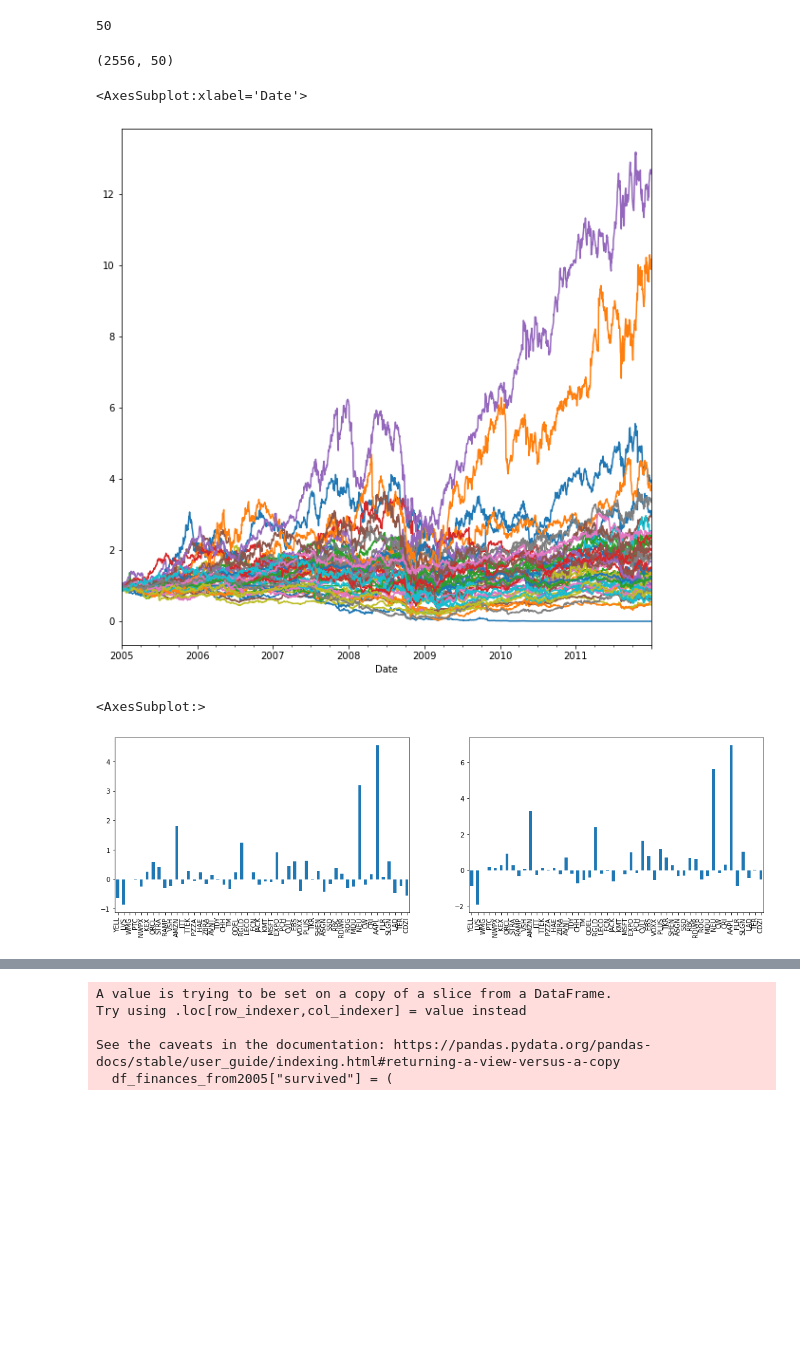
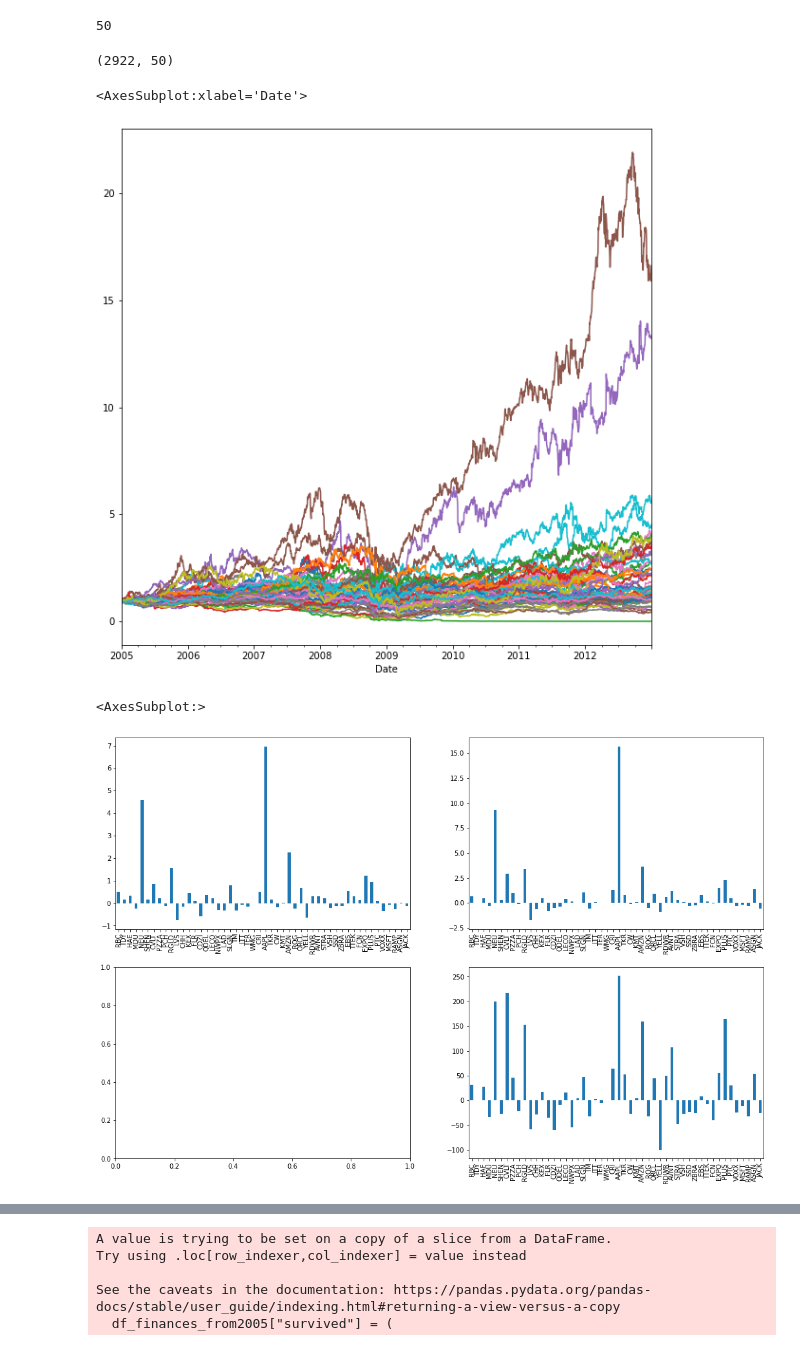
Before and after one commit to mpolch/datachallenge, a Jupyter notebook: notebooks/afeb_prices.ipynb, the cells around one changed output, grey strips where cells are left out. Cells and saved outputs as stored; diff of their text form; code cells hidden in the pictures; blank space fills up the shorter version.

```diff
--- a/notebooks/afeb_prices.ipynb
+++ b/notebooks/afeb_prices.ipynb
@@ -60,10 +63,10 @@ len(tickers_2005)
 50
 # %%
 prices_2005 = df_prices.loc[:, tickers_2005]
-prices_2005 = prices_2005["2005-01-01":"2011-12-31"]
+prices_2005 = prices_2005["2005-01-01":"2012-12-31"]
 prices_2005.shape
 # %% [output]
-(2556, 50)
+(2922, 50)
 # %%
 # scale to the price on 2005-01-01
 # i.e., all prices=1 on 2005-01-01
@@ -73,21 +76,23 @@ prices_2005_scaled = prices_2005 / prices_2005.iloc[0]
 prices_2005_scaled.plot(figsize=(10, 10), legend=False)
 # %% [output]
 <AxesSubplot:xlabel='Date'>
-[figure, old version]
+[figure, new version]
 # %%
 # Bankrupty of Lehman Brothers 2008-09-15
 
 # mean
 mean_before = prices_2005_scaled.loc[:"2008-09-15", :].mean()
 mean_after = prices_2005_scaled.loc["2008-09-15":, :].mean()
 
 # max
 max_before = prices_2005_scaled.loc[:"2008-09-15", :].max()
 max_after = prices_2005_scaled.loc["2008-09-15":, :].max()
+max_2012 = prices_2005_scaled.loc["2012-01-01":, :].max()
 
-fig, (ax1, ax2) = plt.subplots(1, 2, figsize=(18, 5))
-(mean_after - mean_before).plot.bar(ax=ax1)
-(max_after - max_before).plot.bar(ax=ax2)
+fig, axes = plt.subplots(2, 2, figsize=(18, 12))
+(mean_after - mean_before).plot.bar(ax=axes[0, 0])
+(max_after - max_before).plot.bar(ax=axes[0, 1])
+(100 * (max_2012 - max_before) / max_before).plot.bar(ax=axes[1, 1])
 # %% [output]
 <AxesSubplot:>
-[figure, old version]
+[figure, new version]
```
Also changed, not shown: parts of 8 cells of this notebook, 10 other files.
